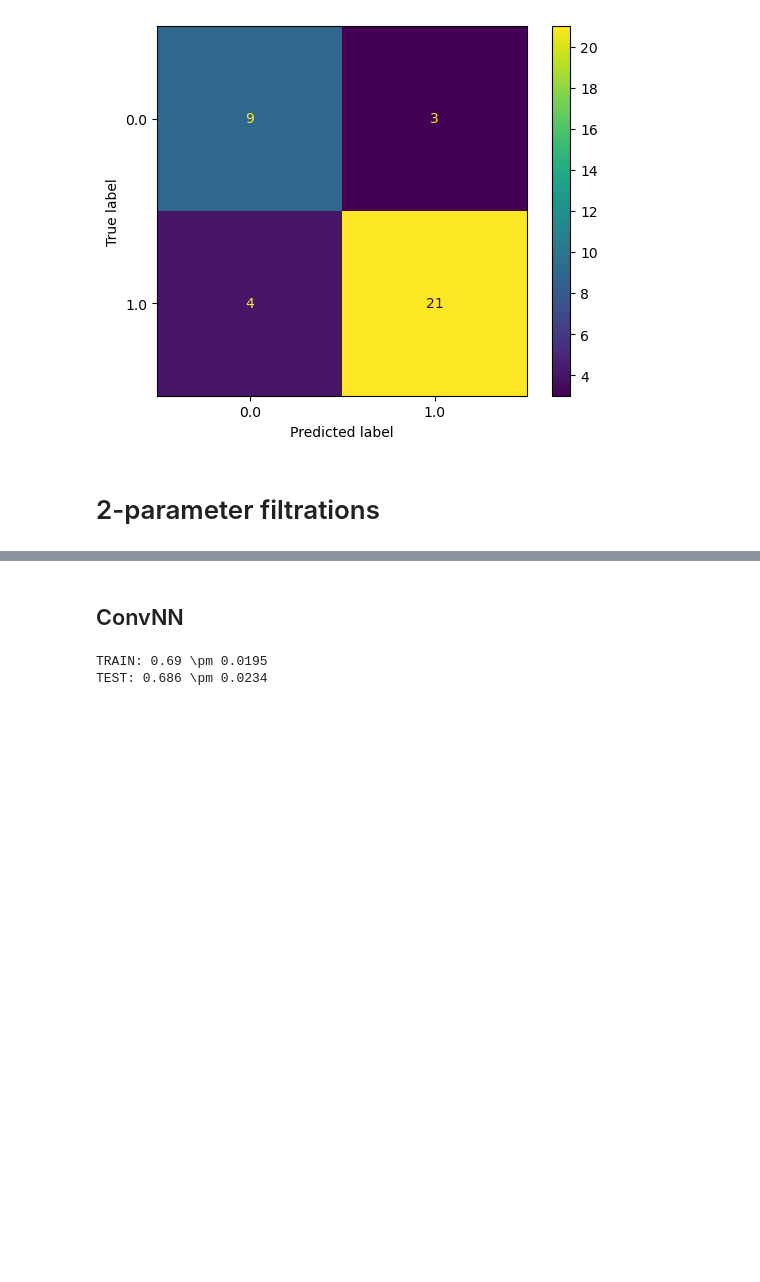
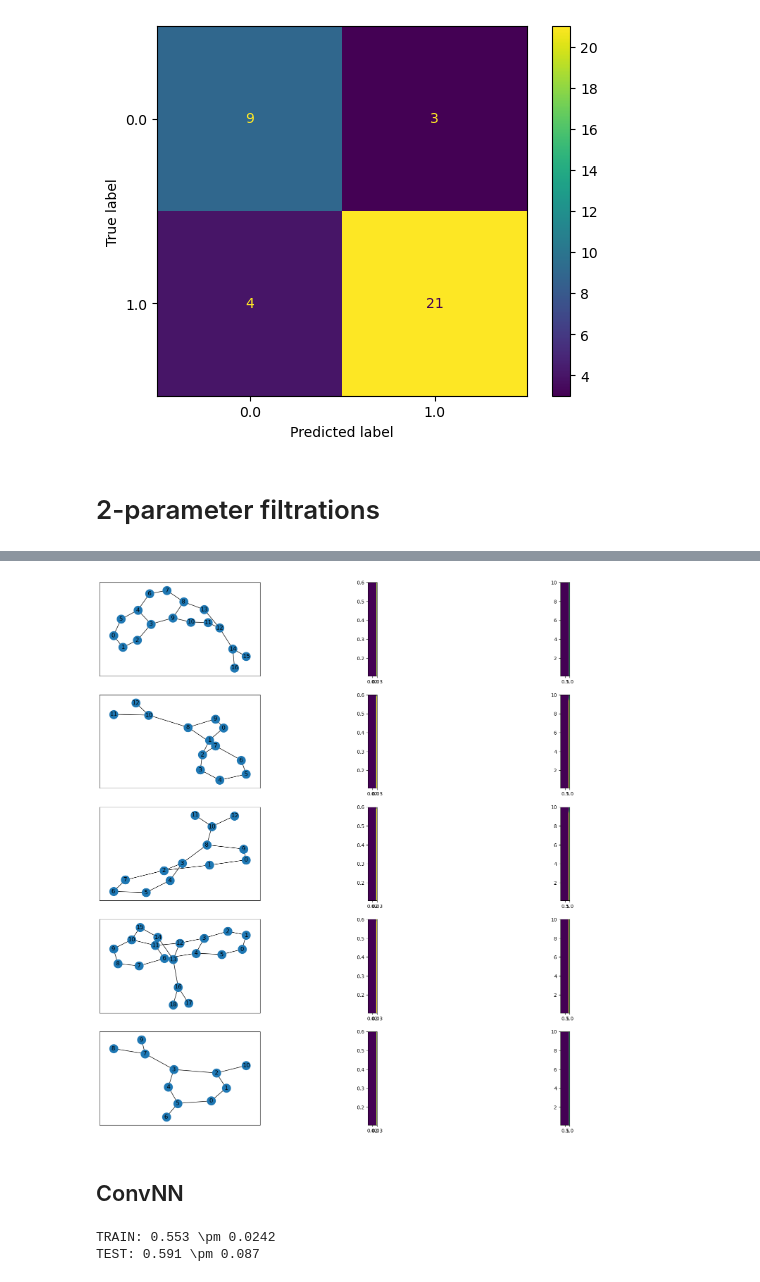
Before and after one commit to dgurnari/graphtda, a Jupyter notebook: examples/example_classification_pipeline_MUTAG.ipynb, the cells around one changed output, grey strips where cells are left out. Cells and saved outputs as stored; diff of their text form; code cells hidden in the pictures; blank space fills up the shorter version.

```diff
--- a/examples/example_classification_pipeline_MUTAG.ipynb
+++ b/examples/example_classification_pipeline_MUTAG.ipynb
@@ -198,10 +198,14 @@ hilbert_1 = []
 hilbert_labels = []
 
 for i, (G, label) in tqdm(enumerate(zip(data, y))):
-    FG1 = FilteredGraph(G, ollivier_ricci_curvature, alpha=0.5)
-    FG2 = FilteredGraph(G, degree_filtration)
+    #FG1 = FilteredGraph(G, hks, t=10)
+    #FG2 = FilteredGraph(G, ollivier_ricci_curvature, alpha=0.5)
+    #FG3 = FilteredGraph(G, degree_filtration)
 
-    FG = FilteredGraph(G, product_bifiltration, G1=FG1, G2=FG2)
+    #FG = FilteredGraph(G, product_bifiltration, G1=FG2, G2=FG3)
+    #FG = FilteredGraph(G, interlevel_bifiltration, FG=FG3, keep_nodes=True)
+    FG = FilteredGraph(G, HKS_bifiltration)
+    #FG.xreverse=True
 
     FG.compute_bipersistence(dim=0, x=100,y=100)
     hilbert_0.append(FG.betti)
@@ -244,3 +238,15 @@ for img in grid_hilbert_0[:5]:
+# %%
+f,ax = plt.subplots(5,3, figsize = (20,20))
+for i in range(5):
+    nx.draw_networkx(data[i], ax=ax[i,0])
+    ax[i,1].imshow(hilbert_0[i].graded_rank, extent = (x_min,x_max,y_min,y_max))
+    ax[i,1].set_yticklabels(np.array(hilbert_0[i].dimensions.y_grades, dtype=float))
+    ax[i,1].set_xticklabels(np.array(hilbert_0[i].dimensions.x_grades,dtype=float))
+    ax[i,2].imshow(grid_hilbert_0[i], extent = (x_min,x_max,y_min,y_max))
+
+plt.show()
+# %% [output]
+[figure, added]
 # %% [markdown]
 ## ConvNN
 # %%
@@ -385,5 +391,5 @@ for train, test in tqdm(skf.split(X, y)):
 print("TRAIN: {:.3} \pm {:.3}".format(np.mean(train_accuracy_CNN), np.std(train_accuracy_CNN)))
 print("TEST: {:.3} \pm {:.3}".format(np.mean(test_accuracy_CNN), np.std(test_accuracy_CNN)))
 # %% [output]
-TRAIN: 0.69 \pm 0.0195
-TEST: 0.686 \pm 0.0234
+TRAIN: 0.553 \pm 0.0242
+TEST: 0.591 \pm 0.087
```
Also changed, not shown: parts of 4 cells of this notebook, 3 other files.
